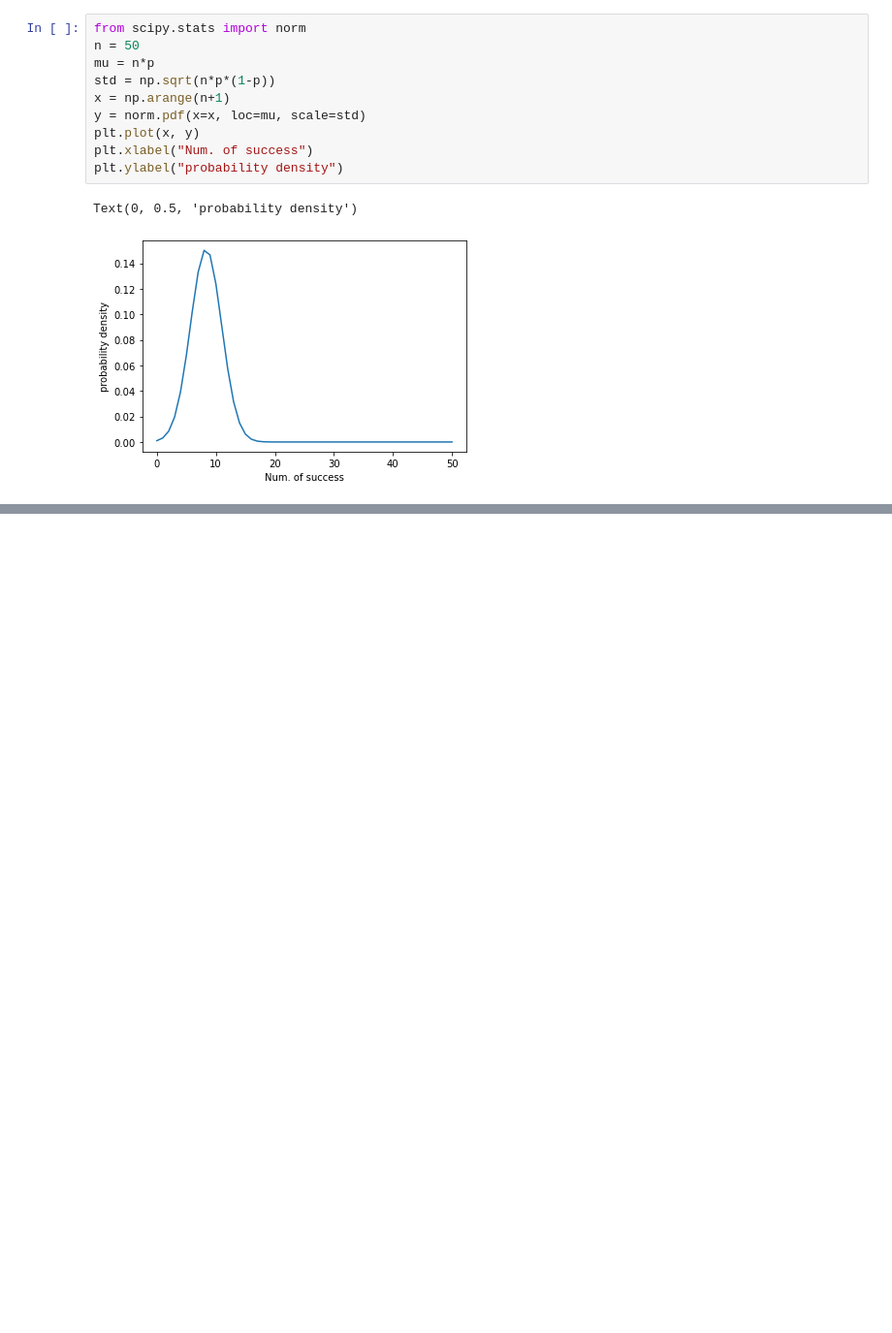
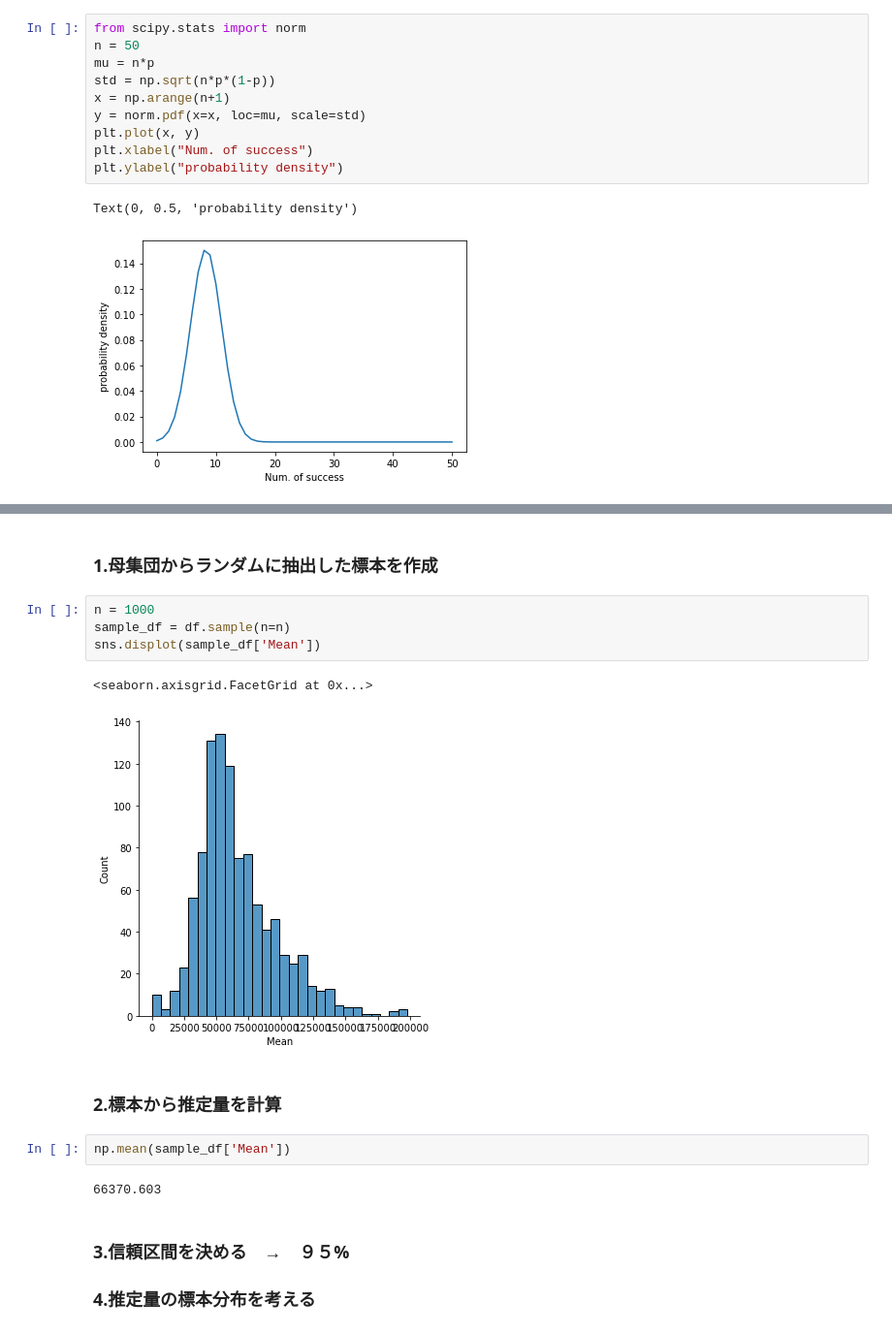
Before and after one commit to ayakamori0702/my_study, a Jupyter notebook: math.ipynb, the cells around one changed output, grey strips where cells are left out. Shown at 97% size. Saved outputs shown, nothing was run; the diff lists cells and outputs as text; blank space fills up the shorter version.

```diff
--- a/math.ipynb
+++ b/math.ipynb
@@ -376,0 +411,18 @@ Text(0, 0.5, 'probability density')
+# %% [markdown]
+### 1.母集団からランダムに抽出した標本を作成
+# %%
+n = 1000
+sample_df = df.sample(n=n)
+sns.displot(sample_df['Mean'])
+# %% [output]
+<seaborn.axisgrid.FacetGrid at 0x...>
+[figure, added]
+# %% [markdown]
+### 2.標本から推定量を計算
+# %%
+np.mean(sample_df['Mean'])
+# %% [output]
+66370.603
+# %% [markdown]
+### 3.信頼区間を決める　→　９５%
+### 4.推定量の標本分布を考える
```
Also changed, not shown: parts of 23 cells of this notebook, 2 other files.
